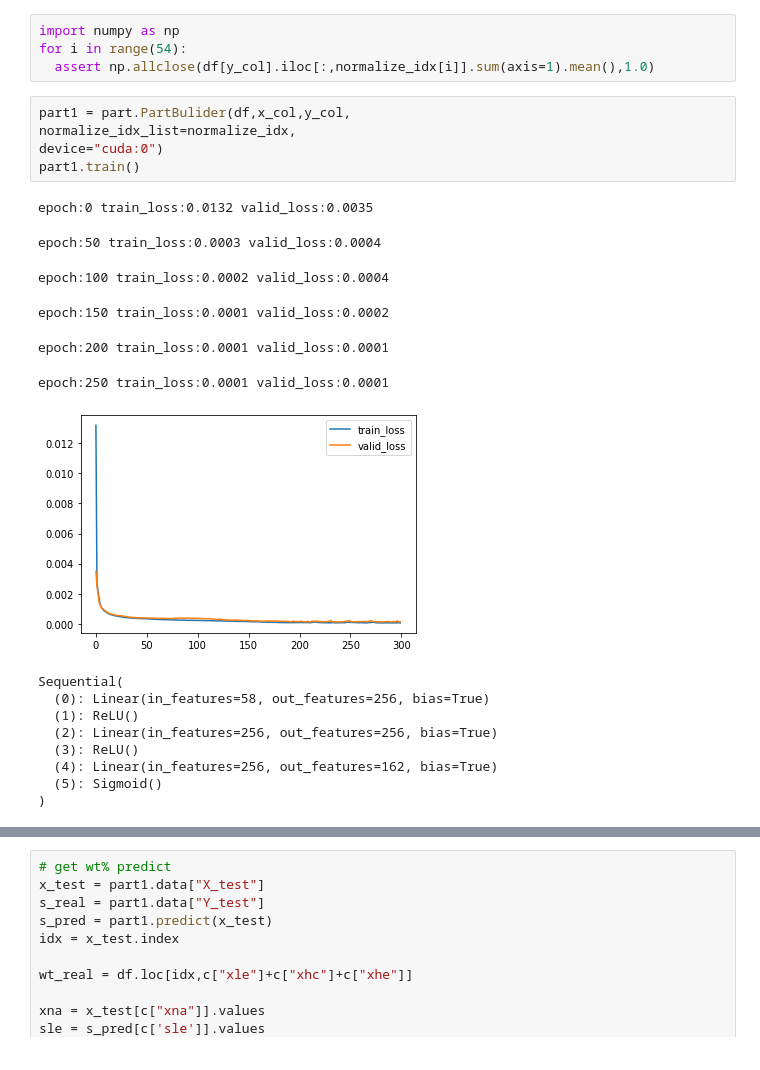
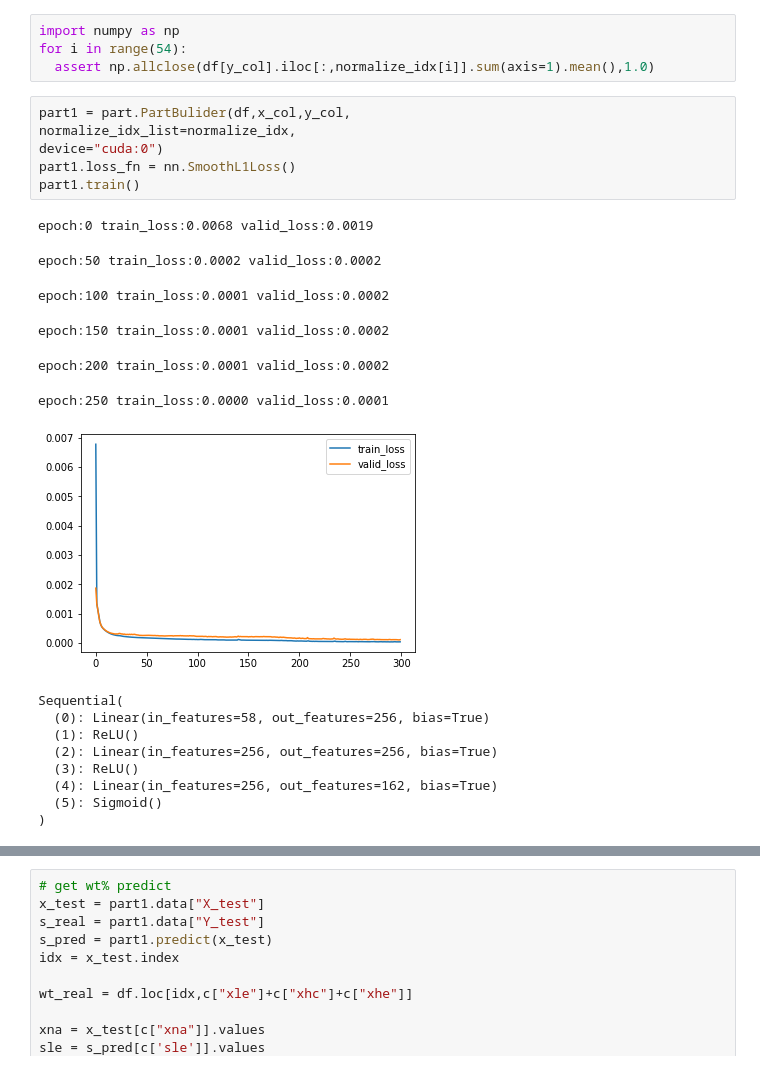
Before and after one commit to skywalker0803r/autorch, a Jupyter notebook: examples/autorch_example_gpu.ipynb, the cells around one changed output, grey strips where cells are left out. Drawn from its saved outputs; the diff is of its cells as text.

```diff
--- a/examples/autorch_example_gpu.ipynb
+++ b/examples/autorch_example_gpu.ipynb
@@ -73,16 +73,17 @@ for i in range(54):
 # %%
 part1 = part.PartBulider(df,x_col,y_col,
 normalize_idx_list=normalize_idx,
 device="cuda:0")
+part1.loss_fn = nn.SmoothL1Loss()
 part1.train()
 # %% [output]
-epoch:0 train_loss:0.0132 valid_loss:0.0035
+epoch:0 train_loss:0.0068 valid_loss:0.0019
-epoch:50 train_loss:0.0003 valid_loss:0.0004
+epoch:50 train_loss:0.0002 valid_loss:0.0002
-epoch:100 train_loss:0.0002 valid_loss:0.0004
+epoch:100 train_loss:0.0001 valid_loss:0.0002
 epoch:150 train_loss:0.0001 valid_loss:0.0002
-epoch:200 train_loss:0.0001 valid_loss:0.0001
+epoch:200 train_loss:0.0001 valid_loss:0.0002
-epoch:250 train_loss:0.0001 valid_loss:0.0001
+epoch:250 train_loss:0.0000 valid_loss:0.0001
-[figure, old version]
+[figure, new version]
 Sequential(
   (0): Linear(in_features=58, out_features=256, bias=True)
   (1): ReLU()
```
Also changed, not shown: parts of 5 cells of this notebook.
